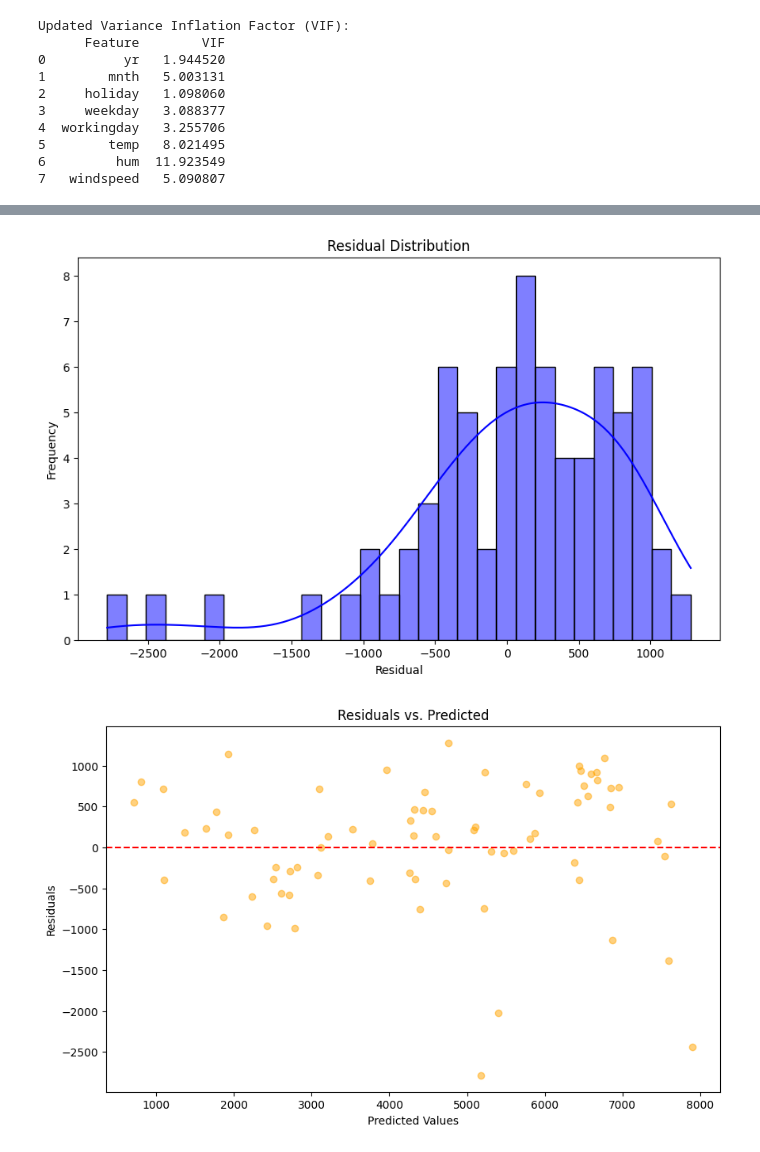
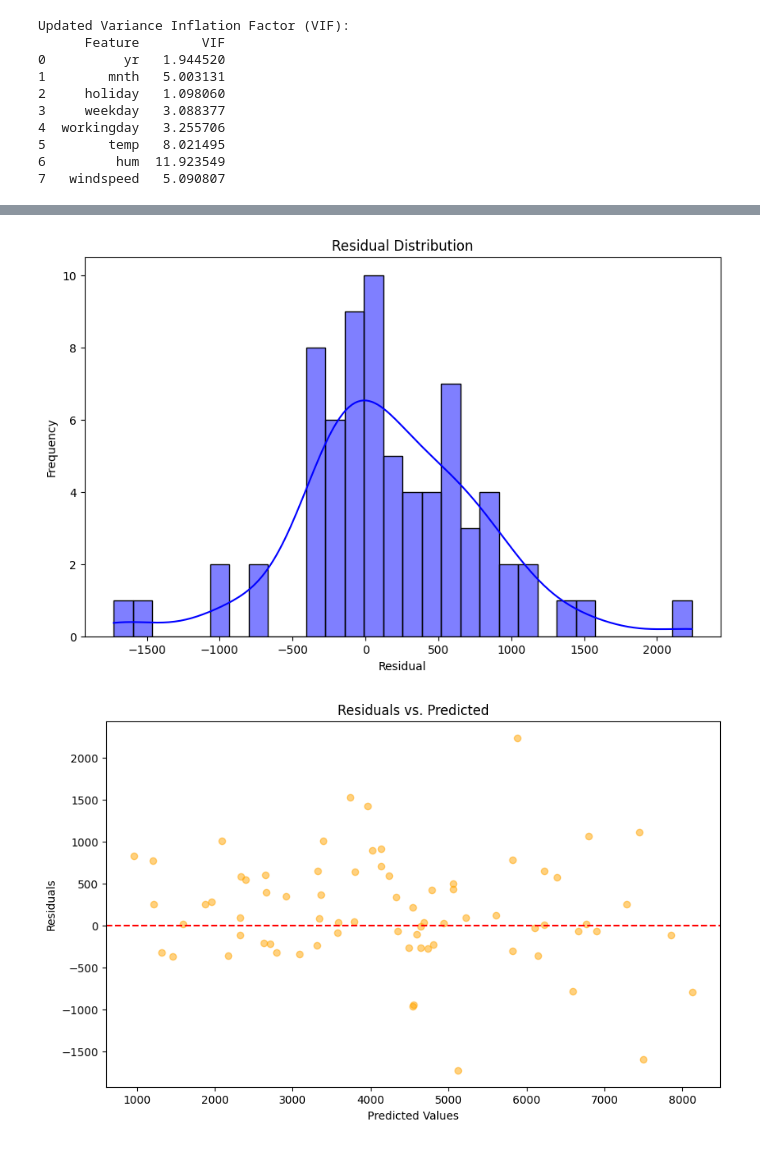
Before and after one commit to AnahitShekikyan/ADS-506-Final-Team-Project, a Jupyter notebook: Gabe_codeML.ipynb, the cells around one changed output, grey strips where cells are left out. Drawn from its saved outputs; the diff is of its cells as text; code cells hidden in the pictures.

```diff
--- a/Gabe_codeML.ipynb
+++ b/Gabe_codeML.ipynb
@@ -492,8 +493,24 @@ print("\nUpdated Variance Inflation Factor (VIF):")
 print(vif_reduced)
 
 
+bike_data['lag_1'] = bike_data['cnt'].shift(1)
+bike_data['lag_2'] = bike_data['cnt'].shift(2)
+bike_data['lag_3'] = bike_data['cnt'].shift(3)
 
+bike_data['rolling_mean_7'] = bike_data['cnt'].rolling(window=7).mean()
+bike_data['rolling_std_7'] = bike_data['cnt'].rolling(window=7).std()
+
+bike_data['month_sin'] = np.sin(2 * np.pi * bike_data['dteday'].dt.month / 12)
+bike_data['month_cos'] = np.cos(2 * np.pi * bike_data['dteday'].dt.month / 12)
+
+bike_data['temp_humidity_interaction'] = bike_data['temp'] * bike_data['hum']
+
+# Drop rows with NaN values created by lag/rolling features
+bike_data.dropna(inplace=True)
 # Step 3: Train-Test Split
+X = bike_data[['lag_1', 'lag_2', 'lag_3', 'rolling_mean_7', 'rolling_std_7',
+               'temp', 'hum', 'windspeed', 'month_sin', 'month_cos', 'temp_humidity_interaction']]
+y = bike_data['cnt']
 # %% [output]
 Updated Variance Inflation Factor (VIF):
       Feature        VIF
@@ -583,37 +628,49 @@ Passing `palette` without assigning `hue` is deprecated and will be removed in v
 # %%
+import statsmodels.api as sm
+
 # ------------------------
 # Step 8: Residual Analysis
 # ------------------------
+# Assuming the linear regression model is already trained
+y_pred = lr_model.predict(X_test)  # Generate predictions for the test set
+
+# Assign y_pred to y_pred_stack as a placeholder for stacking model
+y_pred_stack = y_pred
+
+# Residual Analysis (Stacking Model or Linear Regression)
 residuals = y_test - y_pred
 
-# Plot residuals
+
+# Plot residuals distribution
 plt.figure(figsize=(10, 6))
-sns.histplot(residuals, kde=True, bins=30, color='blue')
+sns.histplot(residuals, kde=True, bins=30, color='blue', edgecolor='black')
 plt.title('Residual Distribution')
 plt.xlabel('Residual')
 plt.ylabel('Frequency')
 plt.show()
 
 # Residual scatter plot
 plt.figure(figsize=(10, 6))
 plt.scatter(y_pred, residuals, alpha=0.5, color='orange')
 plt.axhline(0, color='red', linestyle='--')
 plt.title('Residuals vs. Predicted')
 plt.xlabel('Predicted Values')
 plt.ylabel('Residuals')
 plt.show()
 
 # ------------------------
-# Step 9: Visualize Actual vs. Predicted
+# Step 7: Actual vs. Predicted Visualization
 # ------------------------
+
+# Plot actual vs. predicted values
 plt.figure(figsize=(10, 6))
 plt.plot(y_test.values, label='Actual Values', color='blue', alpha=0.7)
 plt.plot(y_pred, label='Predicted Values', color='red', alpha=0.7)
 plt.title('Actual vs. Predicted Bike Rentals')
 plt.xlabel('Index')
 plt.ylabel('Bike Rentals')
 plt.legend()
 plt.show()
 # %% [output]
-[figure, old version]
+[figure, new version]
-[figure, old version]
+[figure, new version]
```
Also changed, not shown: parts of 9 cells of this notebook.
